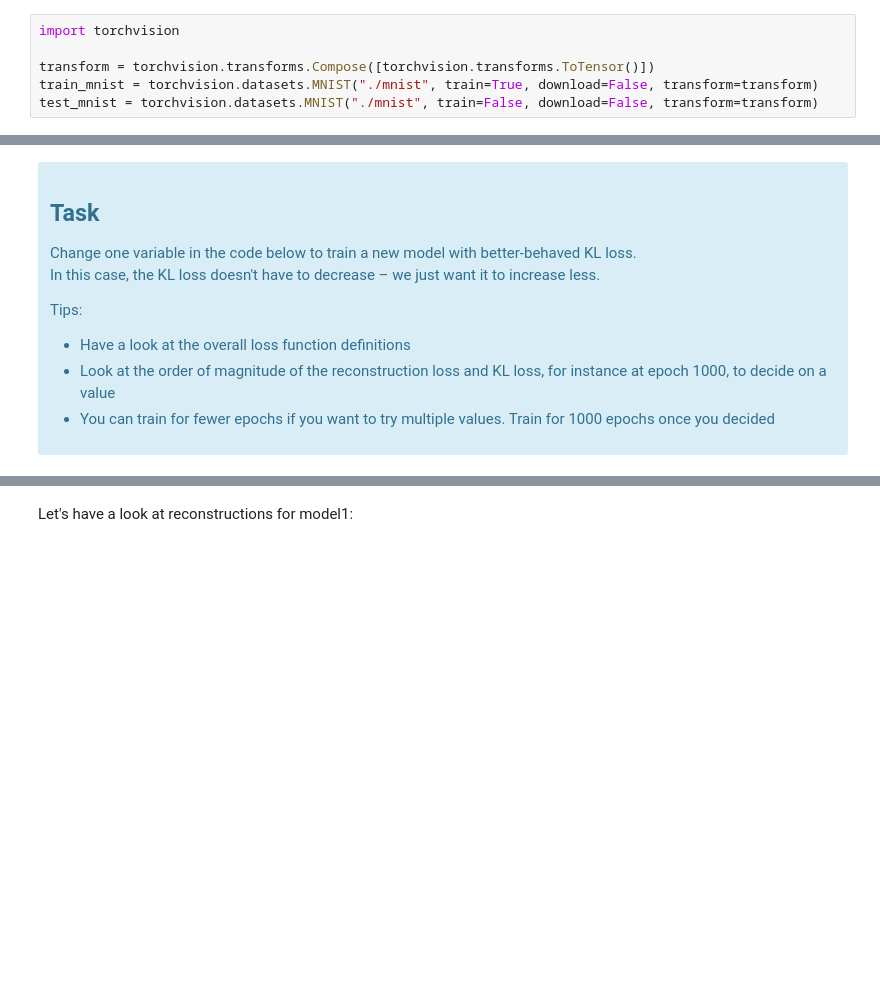
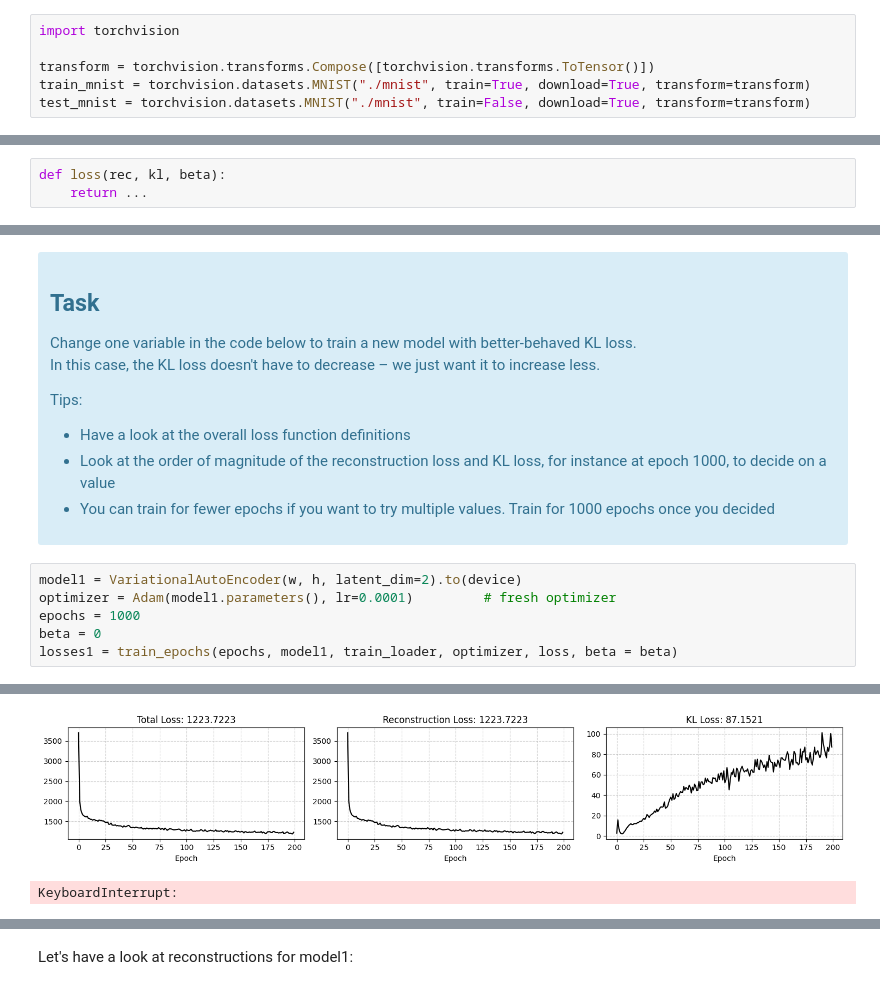
Before and after one commit to dl-janelia/xai, a Jupyter notebook: solution.ipynb, the cells around one changed output, grey strips where cells are left out. Saved outputs shown, nothing was run; the diff lists cells and outputs as text; blank space fills up the shorter version.

```diff
--- a/solution.ipynb
+++ b/solution.ipynb
@@ -125,8 +125,8 @@ Let's get started and load our dataset, transforming the images into torch tenso
 import torchvision
 
 transform = torchvision.transforms.Compose([torchvision.transforms.ToTensor()])
-train_mnist = torchvision.datasets.MNIST("./mnist", train=True, download=False, transform=transform)
-test_mnist = torchvision.datasets.MNIST("./mnist", train=False, download=False, transform=transform)
+train_mnist = torchvision.datasets.MNIST("./mnist", train=True, download=True, transform=transform)
+test_mnist = torchvision.datasets.MNIST("./mnist", train=False, download=True, transform=transform)
 # %% [markdown]
 <div class="alert alert-info">
     <b>Note:</b> set the <code>download</code> argument of <code>torchvision.datasets.MNIST</code> to <code>True</code> or <code>False</code> as required when re-running the notebook. <br>
@@ -433,6 +507,9 @@ Parameter `beta` adds a weighting to the KL loss.
 <div class="alert alert-block alert-info"><h2>Task – Overall loss</h2>
 Write code that weights the kl loss by beta and adds it to the reconstruction loss
 </div>
+# %%
+def loss(rec, kl, beta):
+    return ...
 # %%
 def loss(rec, kl, beta):
     return rec + beta * kl
@@ -752,3 +869,10 @@ Tips:
 * Look at the order of magnitude of the reconstruction loss and KL loss, for instance at epoch 1000, to decide on a value
 * You can train for fewer epochs if you want to try multiple values. Train for 1000 epochs once you decided
 </div>
+# %%
+model1 = VariationalAutoEncoder(w, h, latent_dim=2).to(device)
+optimizer = Adam(model1.parameters(), lr=0.0001)         # fresh optimizer
+epochs = 1000
+beta = 0
+losses1 = train_epochs(epochs, model1, train_loader, optimizer, loss, beta = beta)
+# %% [output]
@@ -755,3 +880,5 @@ Tips:
+[figure, added]
+KeyboardInterrupt:
 # %%
 # beta 1
 model1 = VariationalAutoEncoder(w, h, latent_dim=2).to(device)
```
Also changed, not shown: parts of 53 cells of this notebook, 1 other file.
